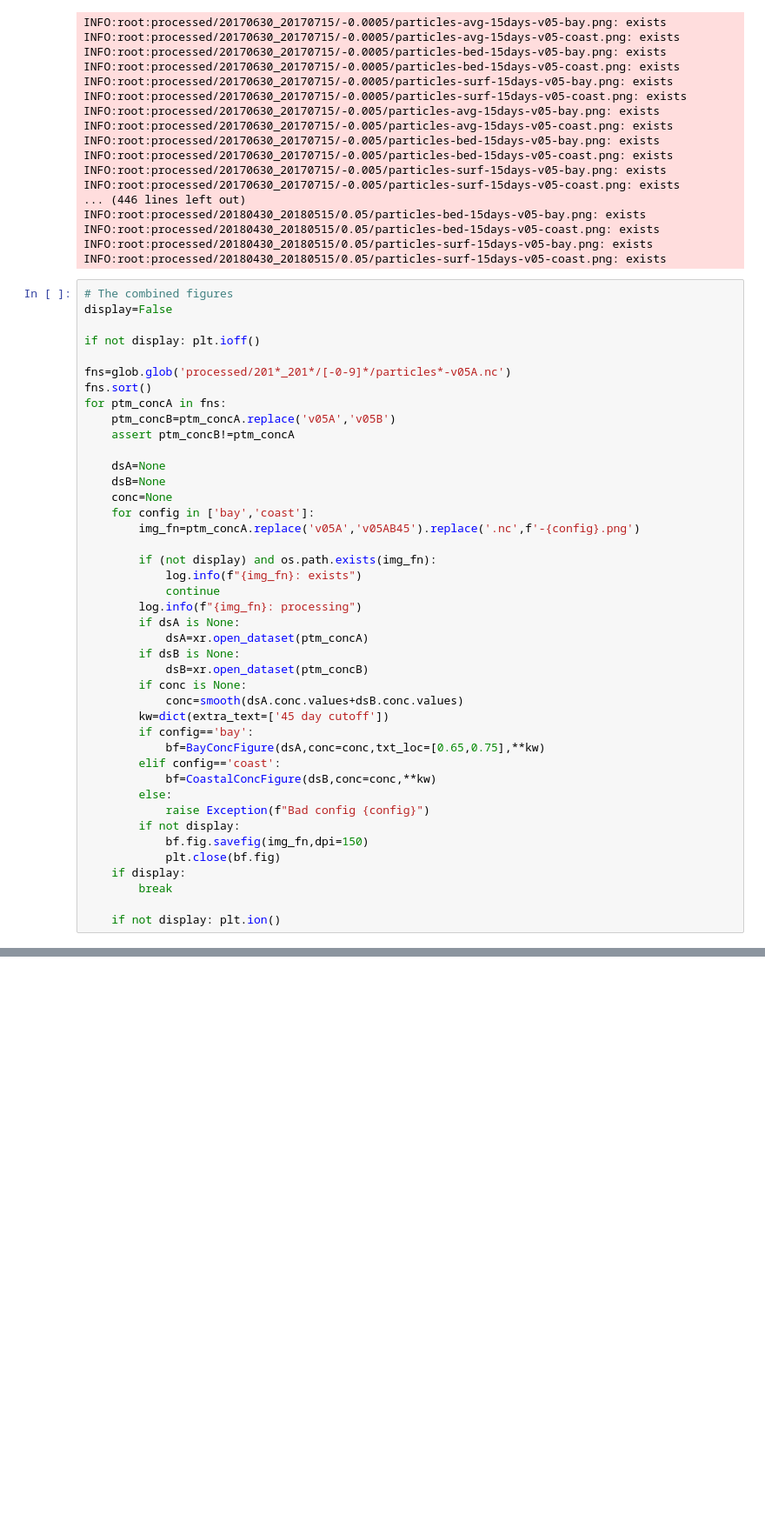
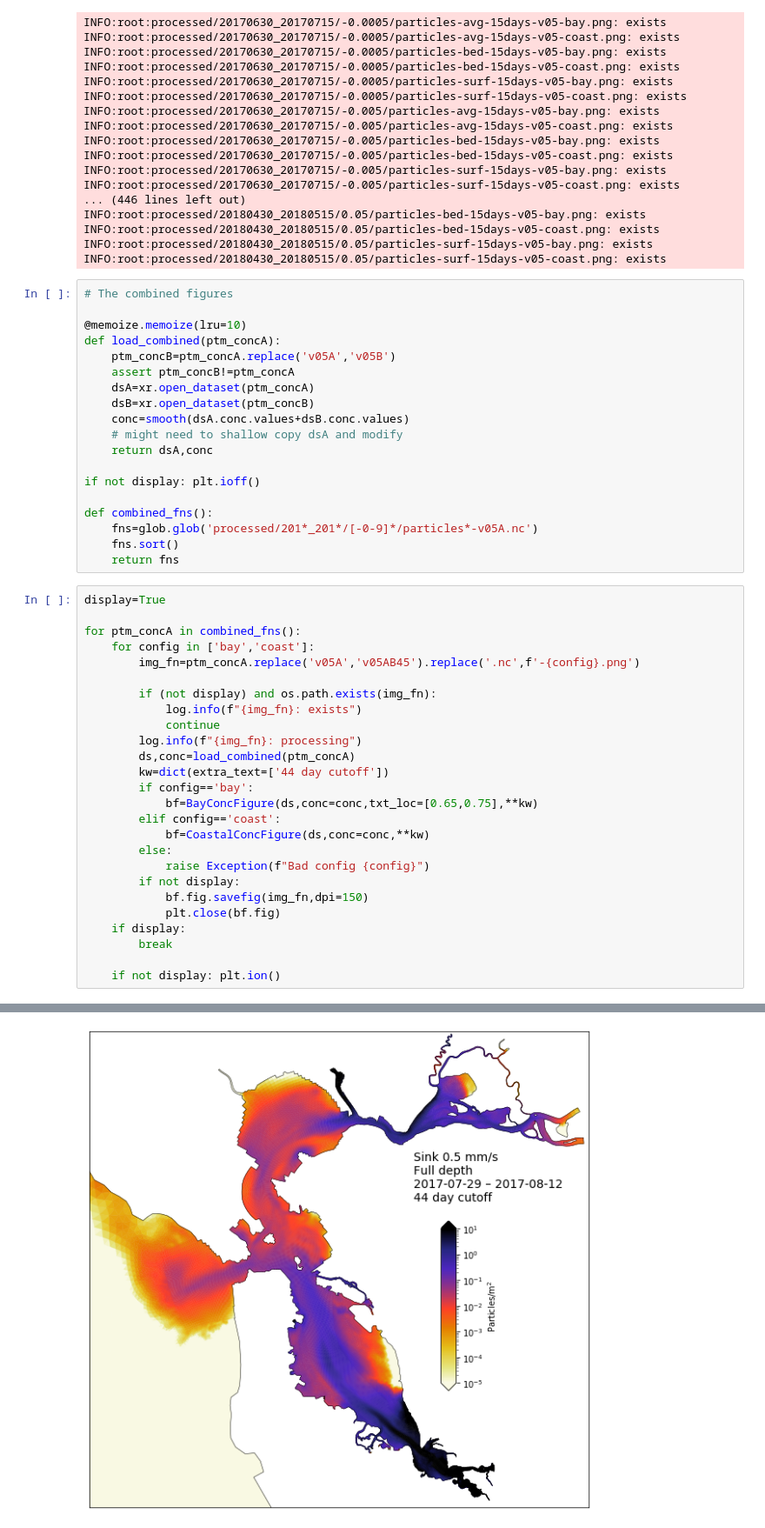
Before and after one commit to rustychris/microplastic_sfbay, a Jupyter notebook: postprocess/conc_plots.ipynb, the cells around one changed output, grey strips where cells are left out. Shown at 87% size. Saved outputs shown, nothing was run; the diff lists cells and outputs as text; blank space fills up the shorter version.

```diff
--- a/postprocess/conc_plots.ipynb
+++ b/postprocess/conc_plots.ipynb
@@ -182,21 +193,29 @@ INFO:root:processed/20180430_20180515/0.05/particles-bed-15days-v05-bay.png: exi
 INFO:root:processed/20180430_20180515/0.05/particles-bed-15days-v05-coast.png: exists
 INFO:root:processed/20180430_20180515/0.05/particles-surf-15days-v05-bay.png: exists
 INFO:root:processed/20180430_20180515/0.05/particles-surf-15days-v05-coast.png: exists
+# %%
+# The combined figures
+
+@memoize.memoize(lru=10)
+def load_combined(ptm_concA):
+    ptm_concB=ptm_concA.replace('v05A','v05B')
+    assert ptm_concB!=ptm_concA
+    dsA=xr.open_dataset(ptm_concA)
+    dsB=xr.open_dataset(ptm_concB)
+    conc=smooth(dsA.conc.values+dsB.conc.values)
+    # might need to shallow copy dsA and modify
+    return dsA,conc
+
+if not display: plt.ioff()
+
+def combined_fns():
+    fns=glob.glob('processed/201*_201*/[-0-9]*/particles*-v05A.nc')
+    fns.sort()
+    return fns
 # %%
-# The combined figures
-display=False
+display=True
 
-if not display: plt.ioff()
-
-fns=glob.glob('processed/201*_201*/[-0-9]*/particles*-v05A.nc')
-fns.sort()
-for ptm_concA in fns:
-    ptm_concB=ptm_concA.replace('v05A','v05B')
-    assert ptm_concB!=ptm_concA
-
-    dsA=None
-    dsB=None
-    conc=None
+for ptm_concA in combined_fns():
     for config in ['bay','coast']:
         img_fn=ptm_concA.replace('v05A','v05AB45').replace('.nc',f'-{config}.png')
 
@@ -204,17 +223,12 @@ for ptm_concA in fns:
             log.info(f"{img_fn}: exists")
             continue
         log.info(f"{img_fn}: processing")
-        if dsA is None:
-            dsA=xr.open_dataset(ptm_concA)
-        if dsB is None:
-            dsB=xr.open_dataset(ptm_concB)
-        if conc is None:
-            conc=smooth(dsA.conc.values+dsB.conc.values)
-        kw=dict(extra_text=['45 day cutoff'])
+        ds,conc=load_combined(ptm_concA)
+        kw=dict(extra_text=['44 day cutoff'])
         if config=='bay':
-            bf=BayConcFigure(dsA,conc=conc,txt_loc=[0.65,0.75],**kw)
+            bf=BayConcFigure(ds,conc=conc,txt_loc=[0.65,0.75],**kw)
         elif config=='coast':
-            bf=CoastalConcFigure(dsB,conc=conc,**kw)
+            bf=CoastalConcFigure(ds,conc=conc,**kw)
         else:
             raise Exception(f"Bad config {config}")
         if not display:
@@ -244,0 +244 @@ INFO:root:processed/20180428_20180512/0.05/particles-surf-44days-v05AB45-coast.p
+[figure, added]
```
Also changed, not shown: parts of 17 cells of this notebook, 1 other file.
